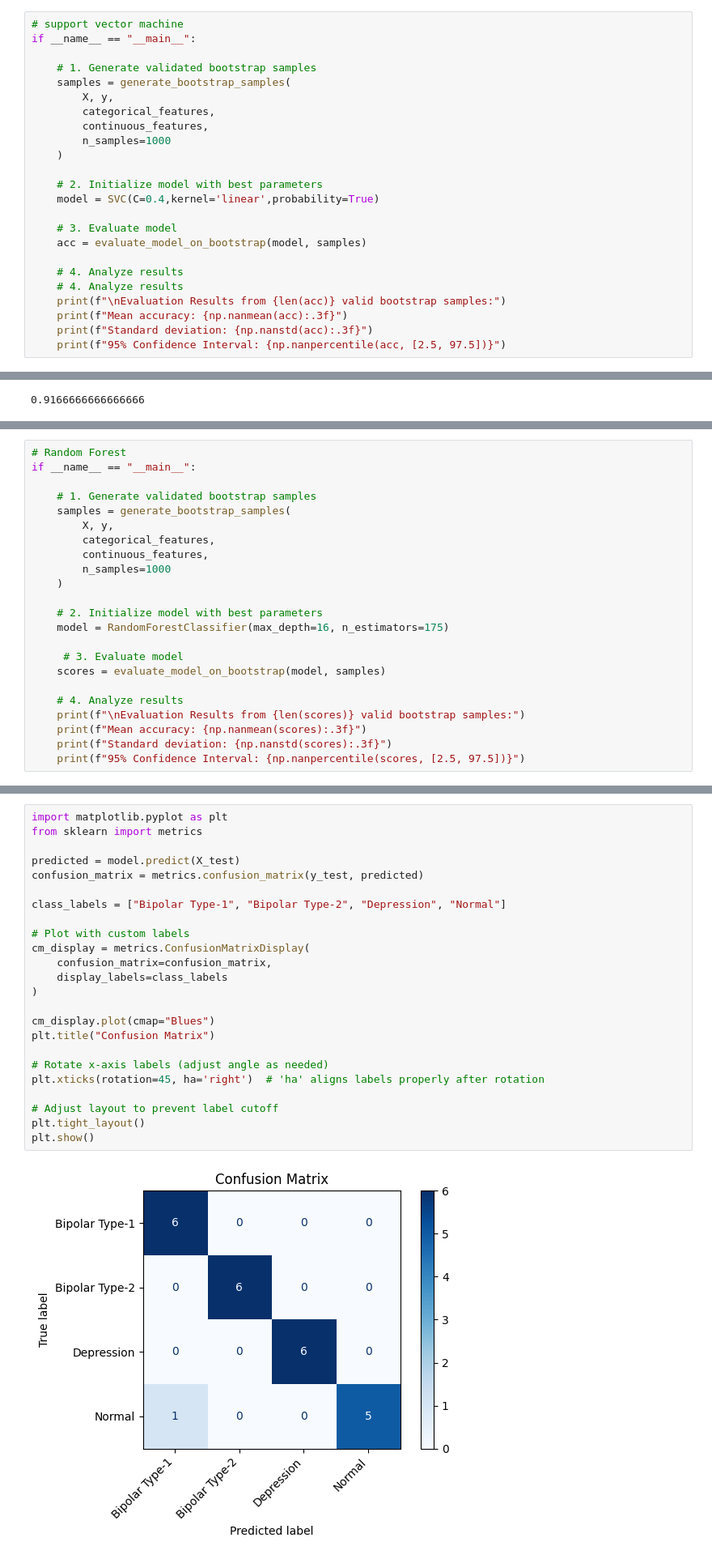
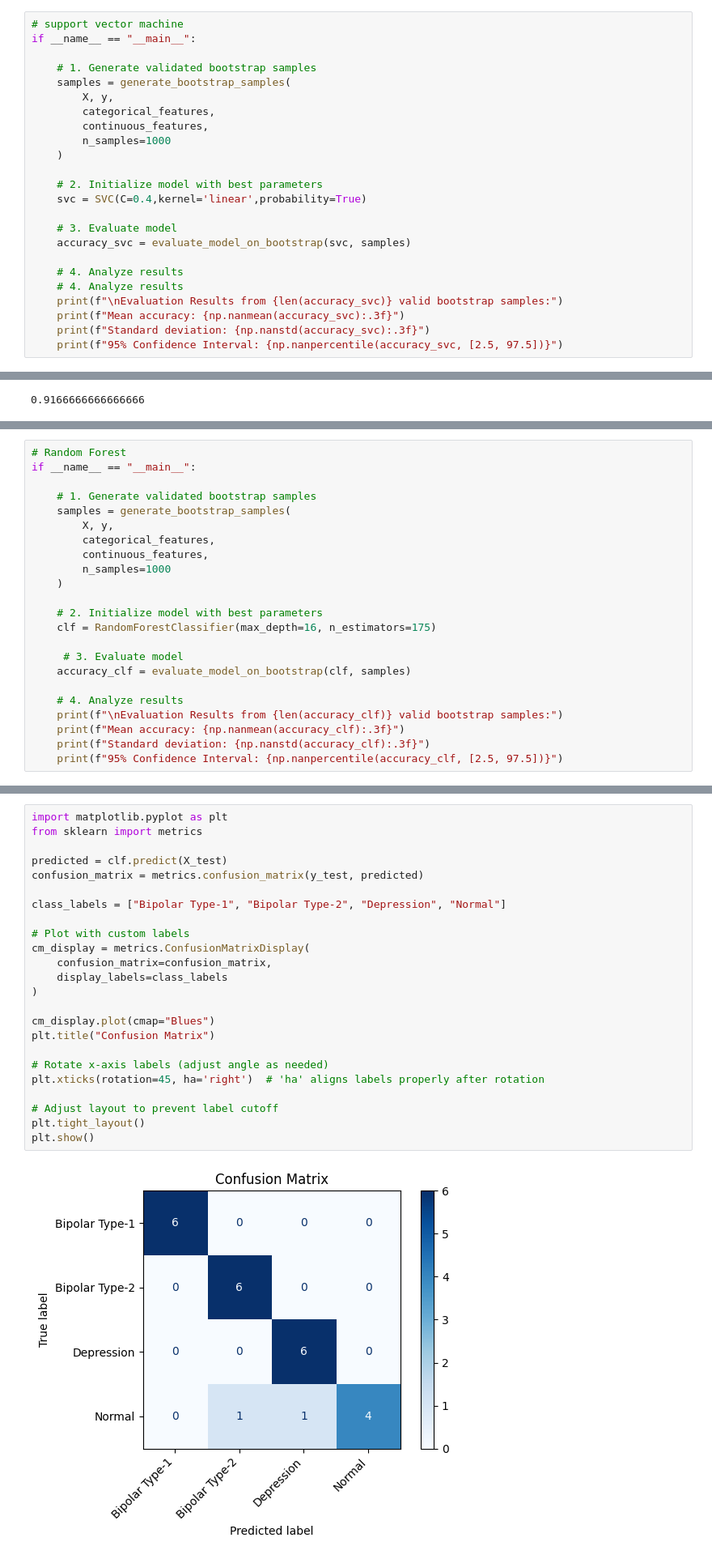
Before and after one commit to yohan2001colombo/DataScience, a Jupyter notebook: data_project_1.ipynb, the cells around one changed output, grey strips where cells are left out. Shown at 81% size. Saved outputs shown, nothing was run; the diff lists cells and outputs as text.

```diff
--- a/data_project_1.ipynb
+++ b/data_project_1.ipynb
@@ -404,17 +406,17 @@ if __name__ == "__main__":
     )
 
     # 2. Initialize model with best parameters
-    model = SVC(C=0.4,kernel='linear',probability=True)
+    svc = SVC(C=0.4,kernel='linear',probability=True)
 
     # 3. Evaluate model
-    acc = evaluate_model_on_bootstrap(model, samples)
+    accuracy_svc = evaluate_model_on_bootstrap(svc, samples)
 
     # 4. Analyze results
     # 4. Analyze results
-    print(f"\nEvaluation Results from {len(acc)} valid bootstrap samples:")
-    print(f"Mean accuracy: {np.nanmean(acc):.3f}")
-    print(f"Standard deviation: {np.nanstd(acc):.3f}")
-    print(f"95% Confidence Interval: {np.nanpercentile(acc, [2.5, 97.5])}")
+    print(f"\nEvaluation Results from {len(accuracy_svc)} valid bootstrap samples:")
+    print(f"Mean accuracy: {np.nanmean(accuracy_svc):.3f}")
+    print(f"Standard deviation: {np.nanstd(accuracy_svc):.3f}")
+    print(f"95% Confidence Interval: {np.nanpercentile(accuracy_svc, [2.5, 97.5])}")
 # %% [output]
 Evaluation Results from 1000 valid bootstrap samples:
 Mean accuracy: 0.905
@@ -466,15 +468,15 @@ if __name__ == "__main__":
     )
 
     # 2. Initialize model with best parameters
-    model = RandomForestClassifier(max_depth=16, n_estimators=175)
+    clf = RandomForestClassifier(max_depth=16, n_estimators=175)
 
      # 3. Evaluate model
-    scores = evaluate_model_on_bootstrap(model, samples)
+    accuracy_clf = evaluate_model_on_bootstrap(clf, samples)
 
     # 4. Analyze results
-    print(f"\nEvaluation Results from {len(scores)} valid bootstrap samples:")
-    print(f"Mean accuracy: {np.nanmean(scores):.3f}")
-    print(f"Standard deviation: {np.nanstd(scores):.3f}")
-    print(f"95% Confidence Interval: {np.nanpercentile(scores, [2.5, 97.5])}")
+    print(f"\nEvaluation Results from {len(accuracy_clf)} valid bootstrap samples:")
+    print(f"Mean accuracy: {np.nanmean(accuracy_clf):.3f}")
+    print(f"Standard deviation: {np.nanstd(accuracy_clf):.3f}")
+    print(f"95% Confidence Interval: {np.nanpercentile(accuracy_clf, [2.5, 97.5])}")
 # %% [output]
 Evaluation Results from 1000 valid bootstrap samples:
@@ -484,26 +562,26 @@ Standard deviation: 0.052
 # %%
 import matplotlib.pyplot as plt
 from sklearn import metrics
 
-predicted = model.predict(X_test)
+predicted = clf.predict(X_test)
 confusion_matrix = metrics.confusion_matrix(y_test, predicted)
 
 class_labels = ["Bipolar Type-1", "Bipolar Type-2", "Depression", "Normal"]
 
 # Plot with custom labels
 cm_display = metrics.ConfusionMatrixDisplay(
     confusion_matrix=confusion_matrix,
     display_labels=class_labels
 )
 
 cm_display.plot(cmap="Blues")
 plt.title("Confusion Matrix")
 
 # Rotate x-axis labels (adjust angle as needed)
 plt.xticks(rotation=45, ha='right')  # 'ha' aligns labels properly after rotation
 
 # Adjust layout to prevent label cutoff
 plt.tight_layout()
 plt.show()
 # %% [output]
-[figure, old version]
+[figure, new version]
```
Also changed, not shown: parts of 23 cells of this notebook.
